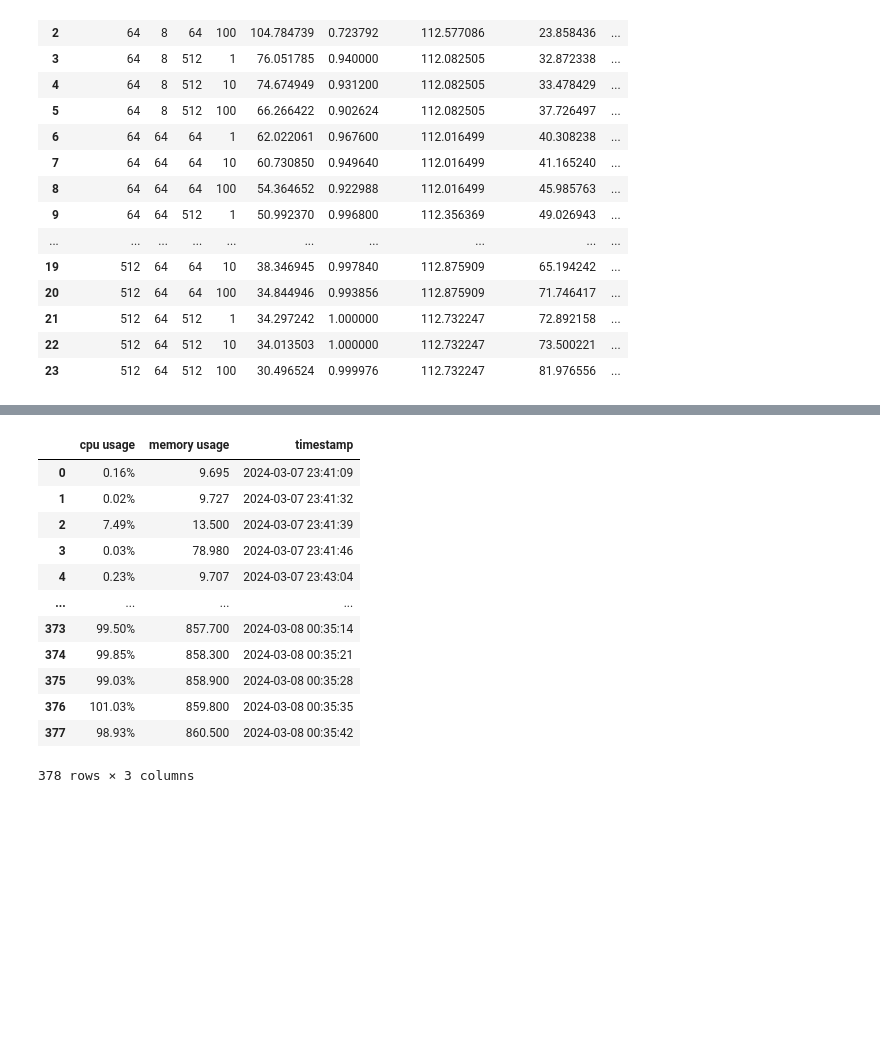
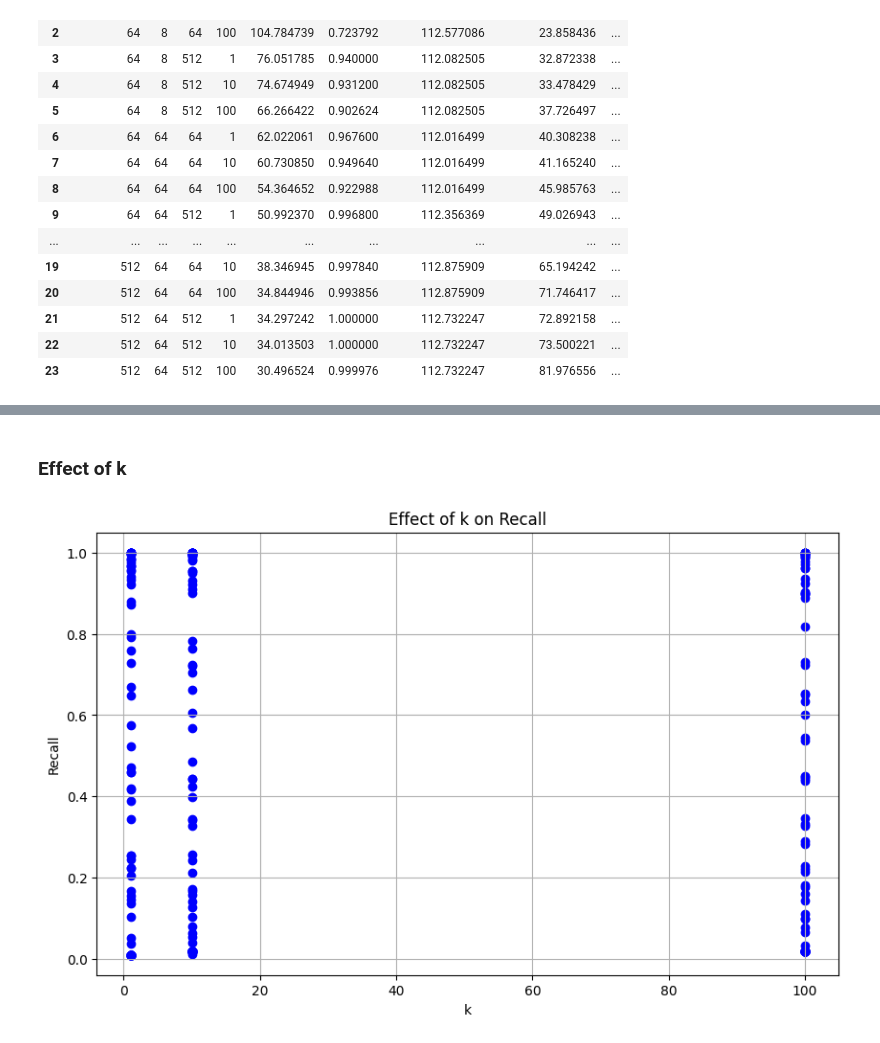
Before and after one commit to nicase/DBPRO_benchmark, a Jupyter notebook: RESULTS/qdrant/plotting.ipynb, the cells around one changed output, grey strips where cells are left out. Drawn from its saved outputs; the diff is of its cells as text; code cells hidden in the pictures; blank space fills up the shorter version.

Commit message:
add plotting script

```diff
--- a/RESULTS/qdrant/plotting.ipynb
+++ b/RESULTS/qdrant/plotting.ipynb
@@ -6,3 +3,17 @@ metrics_ann_glove_cosine = pd.read_csv("metrics/qdrant_gloVe_cosine_ann07_03_24_
+# %%
+metrics_af_glove_cosine = pd.read_csv("metrics/qdrant_gloVe_cosine_af08_03_24_01:24.csv")
+metrics_af_glove_euclidean = pd.read_csv("metrics/qdrant_gloVe_euclidean_af08_03_24_08:20.csv")
+metrics_af_SIFT_cosine = pd.read_csv("metrics/qdrant_SIFT_cosine_af07_03_24_21:19.csv")
+metrics_af_SIFT_euclidean = pd.read_csv("metrics/qdrant_SIFT_euclidean_af08_03_24_05:35.csv")
+
+metrics_ann_glove_cosine = pd.read_csv("metrics/qdrant_gloVe_cosine_ann07_03_24_23:57.csv")
+metrics_ann_glove_euclidean = pd.read_csv("metrics/qdrant_gloVe_euclidean_ann08_03_24_08:16.csv")
+metrics_ann_SIFT_cosine = pd.read_csv("metrics/qdrant_SIFT_cosine_ann07_03_24_20:02.csv")
+metrics_ann_SIFT_euclidean = pd.read_csv("metrics/qdrant_SIFT_euclidean_ann08_03_24_05:02.csv")
+# df_pool = pd.read_csv("")
+# %%
+metrics_af = [metrics_af_glove_cosine, metrics_af_glove_euclidean, metrics_af_SIFT_cosine, metrics_af_SIFT_euclidean]
+metrics_ann = [metrics_ann_glove_cosine, metrics_ann_glove_euclidean, metrics_ann_SIFT_cosine, metrics_ann_SIFT_euclidean]
 # %%
 metrics_ann_glove_cosine
 # %% [output]
@@ -58,19 +79,5 @@ def convert_memory_to_mb(memory):
 
 logs_ann_glove_cosine["CPU Usage (%)"] = logs_ann_glove_cosine["CPU Usage (%)"].str.rstrip("%").astype(float)
 logs_ann_glove_cosine["Memory usage (MB)"] = logs_ann_glove_cosine["Memory usage (MB)"].apply(convert_memory_to_mb)
-# %%
-logs_ann_glove_cosine
-# %% [output]
-|  | cpu usage | memory usage | timestamp |
-| 0 | 0.16% | 9.695 | 2024-03-07 23:41:09 |
-| 1 | 0.02% | 9.727 | 2024-03-07 23:41:32 |
-| 2 | 7.49% | 13.500 | 2024-03-07 23:41:39 |
-| 3 | 0.03% | 78.980 | 2024-03-07 23:41:46 |
-| 4 | 0.23% | 9.707 | 2024-03-07 23:43:04 |
-| ... | ... | ... | ... |
-| 373 | 99.50% | 857.700 | 2024-03-08 00:35:14 |
-| 374 | 99.85% | 858.300 | 2024-03-08 00:35:21 |
-| 375 | 99.03% | 858.900 | 2024-03-08 00:35:28 |
-| 376 | 101.03% | 859.800 | 2024-03-08 00:35:35 |
-| 377 | 98.93% | 860.500 | 2024-03-08 00:35:42 |
-378 rows × 3 columns
+# %% [markdown]
+### Effect of k
@@ -76,0 +86,21 @@ logs_ann_glove_cosine
+# %%
+plt.figure(figsize=(10, 6))
+
+for df in metrics_ann + metrics_af:
+    # filtered_df = df[(df["ef_construct"] == 64) & (df["m"] == 8) & (df["ef"] == 64)]
+    filtered_df = df
+    # plt.plot(filtered_df['k'], filtered_df['recall'], linestyle='dotted',)
+    plt.scatter(filtered_df['k'], filtered_df['recall'], color='b', marker='o')  # 'o' indicates circular markers
+    # print(filtered_df)
+
+plt.title('Effect of k on Recall')
+plt.xlabel('k')
+plt.ylabel('Recall')
+plt.grid(True)
+plt.show()
+
+# for ef_val in df['ef'].unique():
+#     df_ef = df[df['ef'] == ef_val]
+#     plt.plot(df_ef['k'], df_ef['recall'], marker='o', label=f'ef={ef_val}')
+# %% [output]
+[figure, added]
```
Also changed, not shown: parts of 7 cells of this notebook.
